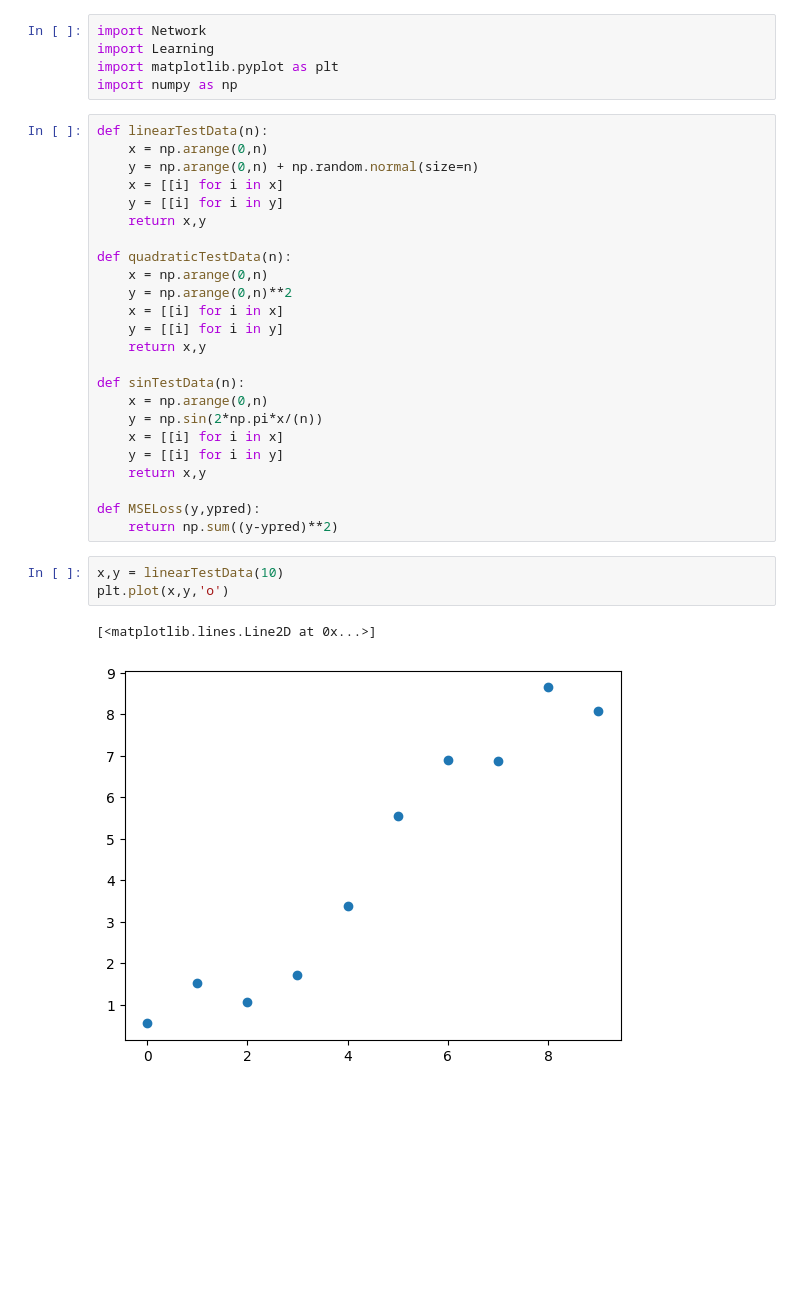
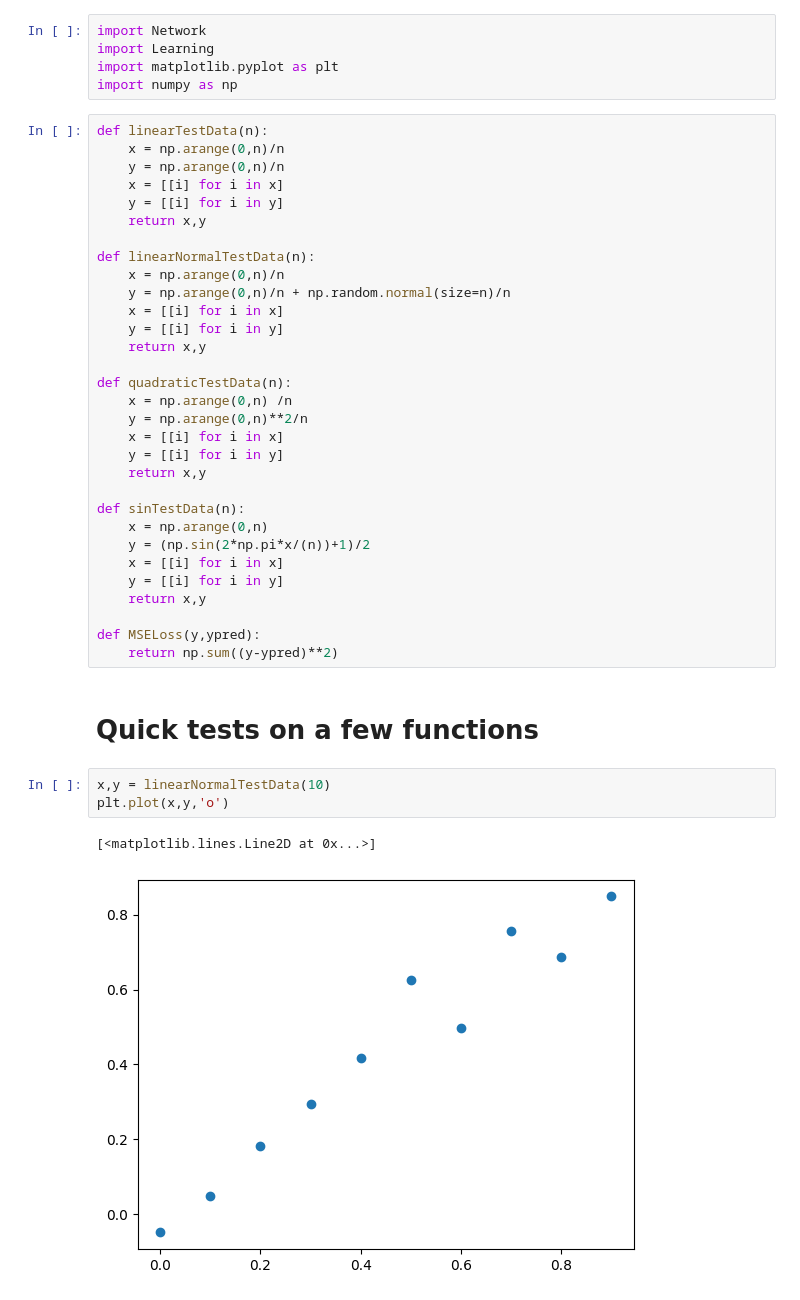
Before and after one commit to wd7512/Hello-World-Net, a Jupyter notebook: V2 - Aug'23/LearningTests.ipynb, the cells around one changed output. Saved outputs shown, nothing was run; the diff lists cells and outputs as text; blank space fills up the shorter version.

Commit message:
Finalised testing of Linear Network

```diff
--- a/V2 - Aug'23/LearningTests.ipynb
+++ b/V2 - Aug'23/LearningTests.ipynb
@@ -5,32 +7,41 @@ import matplotlib.pyplot as plt
 import numpy as np
 # %%
 def linearTestData(n):
-    x = np.arange(0,n)
-    y = np.arange(0,n) + np.random.normal(size=n)
+    x = np.arange(0,n)/n
+    y = np.arange(0,n)/n
+    x = [[i] for i in x]
+    y = [[i] for i in y]
+    return x,y
+
+def linearNormalTestData(n):
+    x = np.arange(0,n)/n
+    y = np.arange(0,n)/n + np.random.normal(size=n)/n
     x = [[i] for i in x]
     y = [[i] for i in y]
     return x,y
 
 def quadraticTestData(n):
-    x = np.arange(0,n)
-    y = np.arange(0,n)**2
+    x = np.arange(0,n) /n
+    y = np.arange(0,n)**2/n
     x = [[i] for i in x]
     y = [[i] for i in y]
     return x,y
 
 def sinTestData(n):
     x = np.arange(0,n)
-    y = np.sin(2*np.pi*x/(n))
+    y = (np.sin(2*np.pi*x/(n))+1)/2
     x = [[i] for i in x]
     y = [[i] for i in y]
     return x,y
 
 def MSELoss(y,ypred):
     return np.sum((y-ypred)**2)
+# %% [markdown]
+# Quick tests on a few functions
 # %%
-x,y = linearTestData(10)
+x,y = linearNormalTestData(10)
 plt.plot(x,y,'o')
 # %% [output]
 [<matplotlib.lines.Line2D at 0x...>]
-[figure, old version]
+[figure, new version]
 # %%
```
Also changed, not shown: parts of 14 cells of this notebook, 3 other files.
